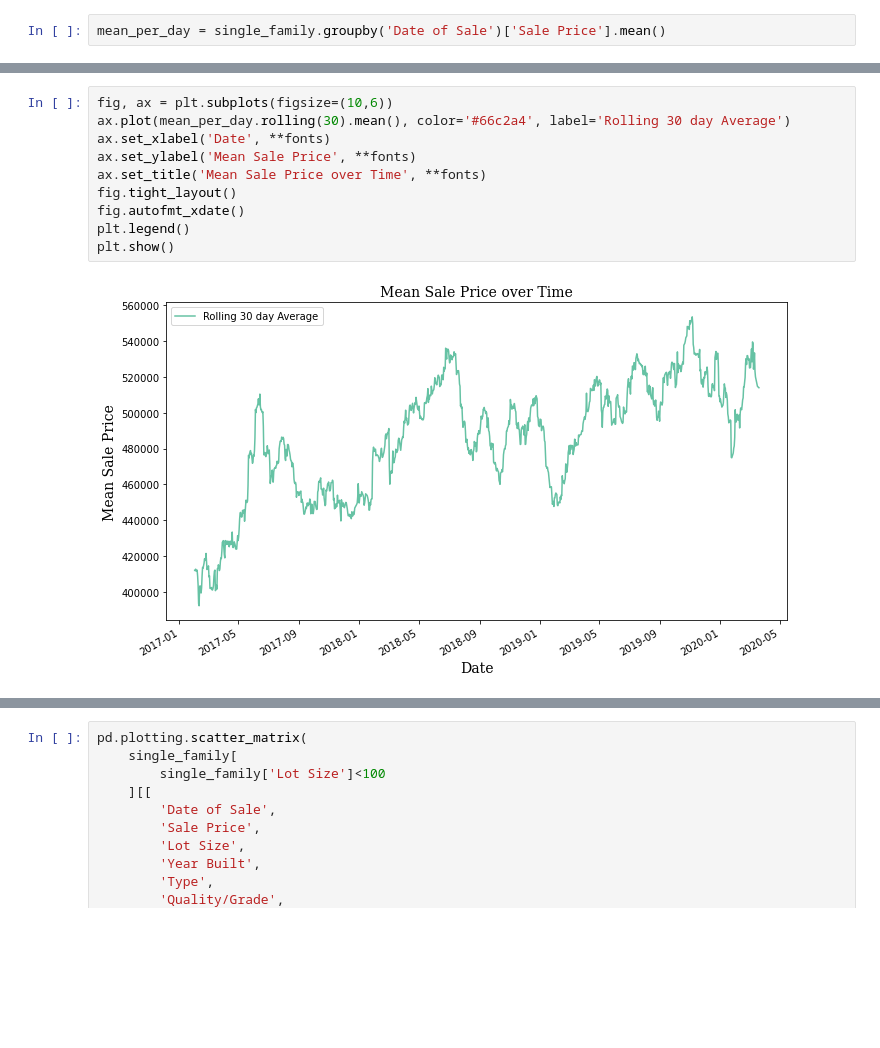
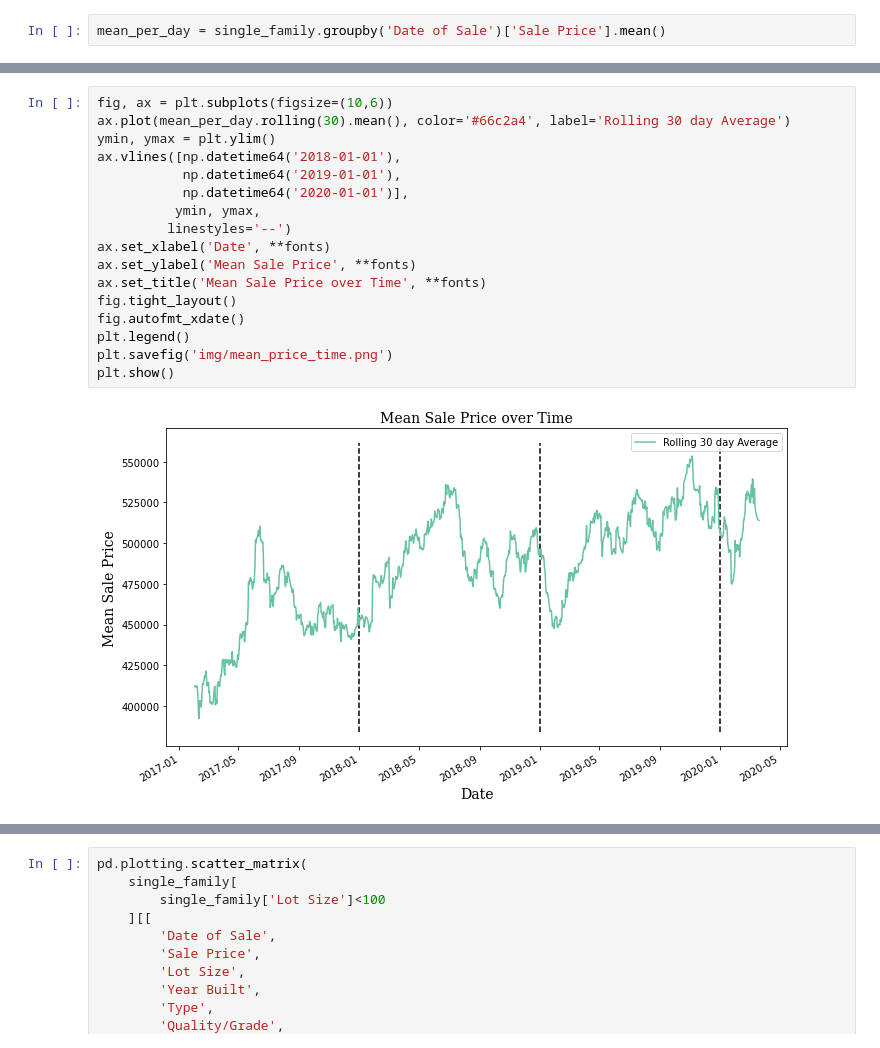
Before and after one commit to vmccready/home-saleprice-eda, a Jupyter notebook: exploration.ipynb, the cells around one changed output, grey strips where cells are left out. Cells and saved outputs as stored; diff of their text form; blank space fills up the shorter version.

```diff
--- a/exploration.ipynb
+++ b/exploration.ipynb
@@ -232,15 +248,22 @@ mean_per_day = single_family.groupby('Date of Sale')['Sale Price'].mean()
 # %%
 fig, ax = plt.subplots(figsize=(10,6))
 ax.plot(mean_per_day.rolling(30).mean(), color='#66c2a4', label='Rolling 30 day Average')
+ymin, ymax = plt.ylim()
+ax.vlines([np.datetime64('2018-01-01'),
+           np.datetime64('2019-01-01'),
+           np.datetime64('2020-01-01')],
+          ymin, ymax,
+         linestyles='--')
 ax.set_xlabel('Date', **fonts)
 ax.set_ylabel('Mean Sale Price', **fonts)
 ax.set_title('Mean Sale Price over Time', **fonts)
 fig.tight_layout()
 fig.autofmt_xdate()
 plt.legend()
+plt.savefig('img/mean_price_time.png')
 plt.show()
 # %% [output]
-[figure, old version]
+[figure, new version]
 # %%
 single_family.info()
 # %% [output]
```
Also changed, not shown: parts of 35 cells of this notebook, 8 other files.
